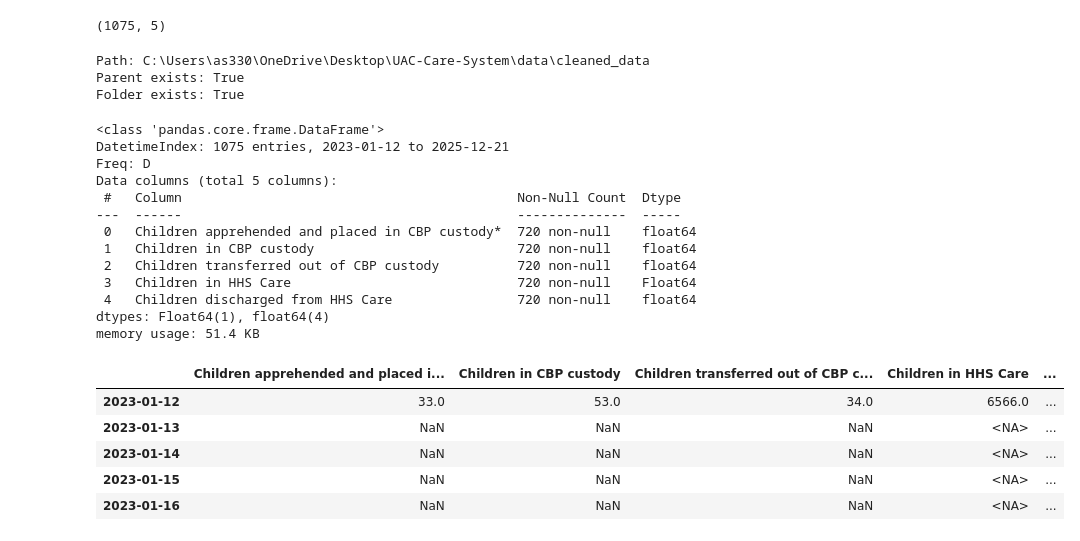
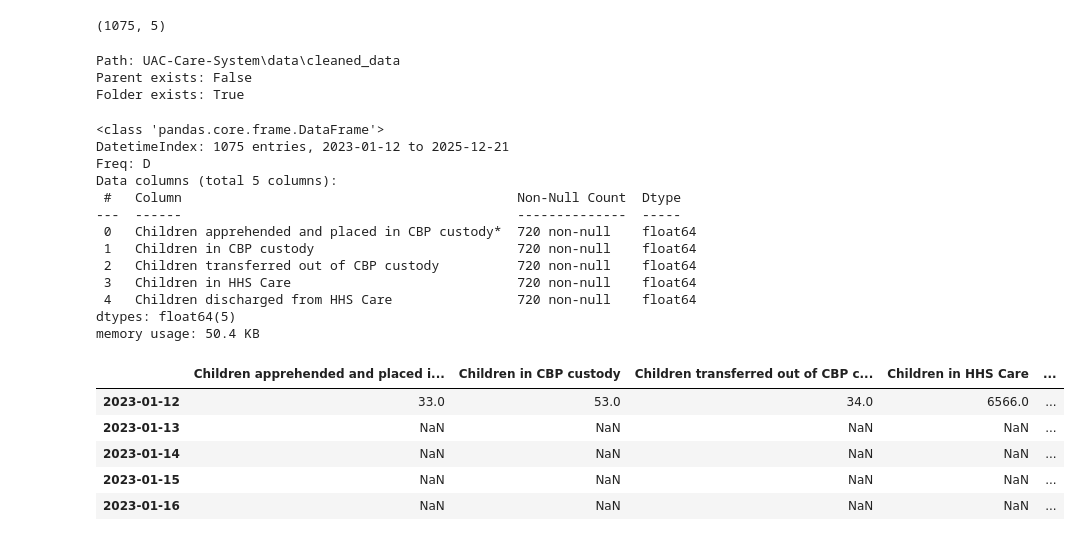
Before and after one commit to devsharmacodes/UAC-Care-System, a Jupyter notebook: notebooks/cleaing_raw_data.ipynb, the cells around one changed output. Drawn from its saved outputs; the diff is of its cells as text; code cells hidden in the pictures.

```diff
--- a/notebooks/cleaing_raw_data.ipynb
+++ b/notebooks/cleaing_raw_data.ipynb
@@ -81,24 +87,21 @@ data.head()
 | 716 | 2023-01-24 | 47.0 | 42.0 | 47.0 | 7,433 | ... |
 | 715 | 2023-01-25 | 20.0 | 22.0 | 41.0 | 7,538 | ... |
 # %%
-data = data.set_index("Date")
+df = df.set_index("Date")
 # %%
 daily_index = pd.date_range(
-    start=data.index.min(),
-    end=data.index.max(),
+    start=df.index.min(),
+    end=df.index.max(),
     freq="D"
 )
 # %%
-data = data.reindex(daily_index)
+df = df.reindex(daily_index)
 # %%
 cols = ["Children in HHS Care"]
 
 for col in cols:
-    data[col] = (
-        data[col]
-        .astype(str)
-        .str.replace(",", "", regex=False)
-        .replace("nan", pd.NA)
-        .astype("Float64")
+    df[col] = pd.to_numeric(
+        df[col].astype(str).str.replace(",", "", regex=False),
+        errors="coerce"
     )
 # %%
@@ -108,7 +111,7 @@ data.shape
 # %%
 import os
 
-folder_path = r'C:\Users\as330\OneDrive\Desktop\UAC-Care-System\data\cleaned_data'
+folder_path = r'UAC-Care-System\data\cleaned_data'
 
 print("Path:", folder_path)
 print("Parent exists:", os.path.exists(os.path.dirname(folder_path)))
@@ -117,7 +120,7 @@ os.makedirs(folder_path, exist_ok=True)
 
 print("Folder exists:", os.path.exists(folder_path))
 # %% [output]
-Path: C:\Users\as330\OneDrive\Desktop\UAC-Care-System\data\cleaned_data
-Parent exists: True
+Path: UAC-Care-System\data\cleaned_data
+Parent exists: False
 Folder exists: True
 # %%
@@ -125,5 +128,5 @@ data.to_csv(os.path.join(folder_path, 'cleaned_data.csv'), index=True)
 # %%
-data.info()
+df.info()
 # %% [output]
 <class 'pandas.core.frame.DataFrame'>
 DatetimeIndex: 1075 entries, 2023-01-12 to 2025-12-21
@@ -134,16 +137,16 @@ Data columns (total 5 columns):
  0   Children apprehended and placed in CBP custody*  720 non-null    float64
  1   Children in CBP custody                          720 non-null    float64
  2   Children transferred out of CBP custody          720 non-null    float64
- 3   Children in HHS Care                             720 non-null    Float64
+ 3   Children in HHS Care                             720 non-null    float64
  4   Children discharged from HHS Care                720 non-null    float64
-dtypes: Float64(1), float64(4)
-memory usage: 51.4 KB
+dtypes: float64(5)
+memory usage: 50.4 KB
 # %%
-data.head()
+df.head()
 # %% [output]
 |  | Children apprehended and placed i... | Children in CBP custody | Children transferred out of CBP c... | Children in HHS Care | ... |
 | 2023-01-12 | 33.0 | 53.0 | 34.0 | 6566.0 | ... |
-| 2023-01-13 | NaN | NaN | NaN | <NA> | ... |
-| 2023-01-14 | NaN | NaN | NaN | <NA> | ... |
-| 2023-01-15 | NaN | NaN | NaN | <NA> | ... |
-| 2023-01-16 | NaN | NaN | NaN | <NA> | ... |
+| 2023-01-13 | NaN | NaN | NaN | NaN | ... |
+| 2023-01-14 | NaN | NaN | NaN | NaN | ... |
+| 2023-01-15 | NaN | NaN | NaN | NaN | ... |
+| 2023-01-16 | NaN | NaN | NaN | NaN | ... |
```
Also changed, not shown: parts of 16 cells of this notebook, 2 other files.
